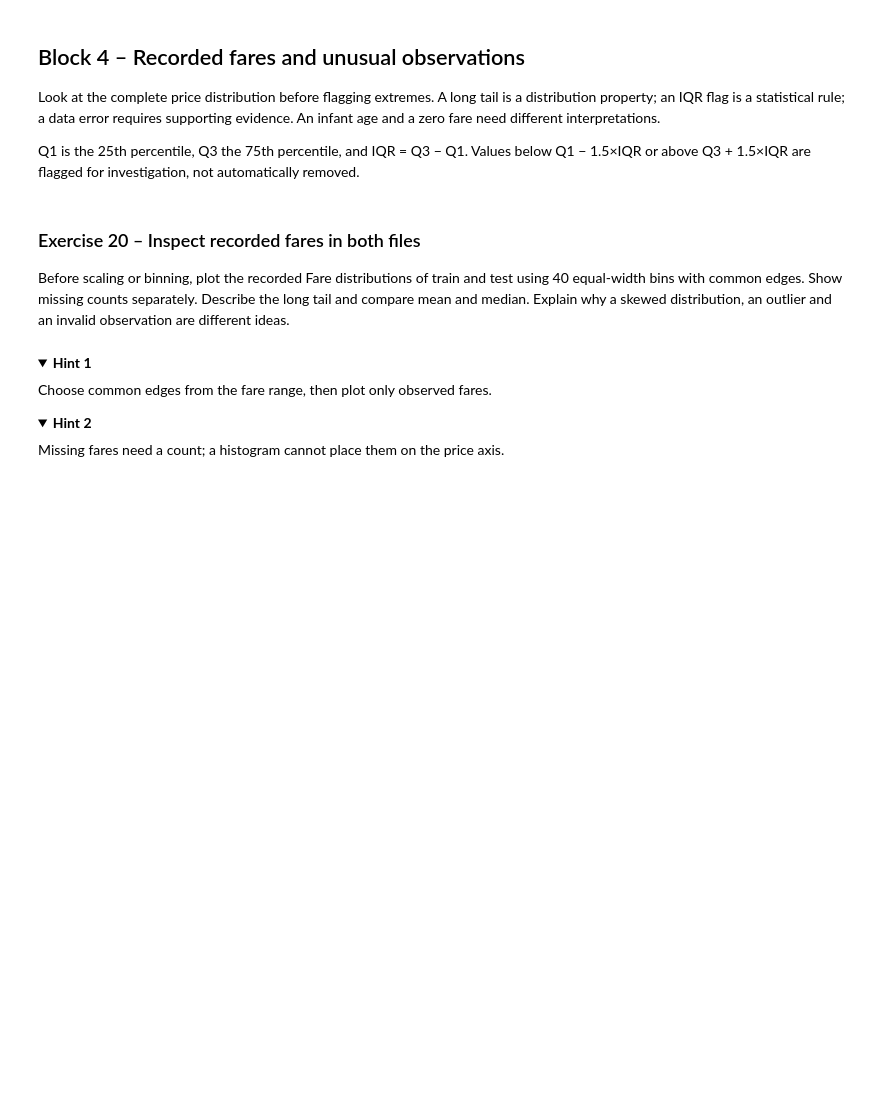
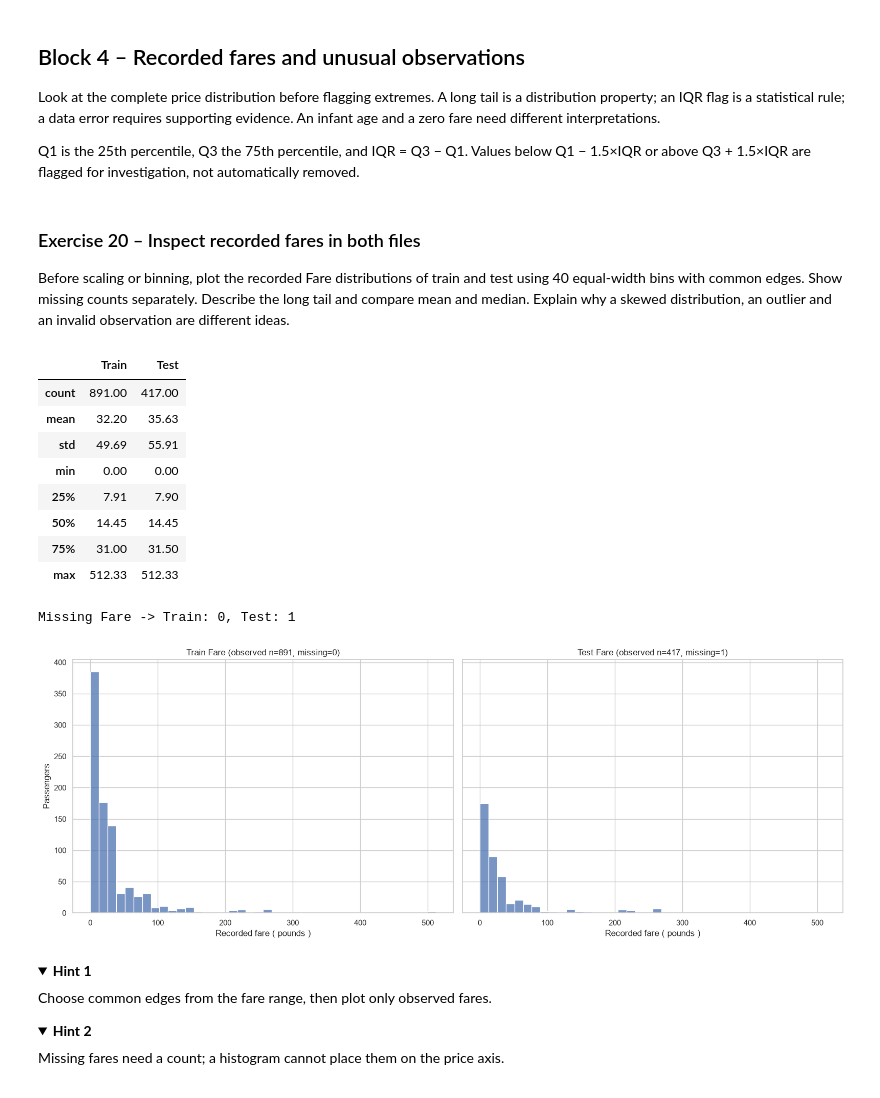
Before and after one commit to OrangeBoop/Lab02, a Jupyter notebook: Lab4/Lab4-Persky Idan 215548512 , Golan Amir 216264333.ipynb, the cells around one changed output. Drawn from its saved outputs; the diff is of its cells as text; code cells hidden in the pictures; folded sections open; blank space fills up the shorter version.

```diff
--- a/Lab4/Lab4-Persky Idan 215548512 , Golan Amir 216264333.ipynb
+++ b/Lab4/Lab4-Persky Idan 215548512 , Golan Amir 216264333.ipynb
@@ -1136,7 +1294,47 @@ test using 40 equal-width bins with common edges. Show missing counts separately
 Describe the long tail and compare mean and median. Explain why a skewed
 distribution, an outlier and an invalid observation are different ideas.
 # %%
-# Write your code here
+# Summary table + missing counts
+fare_summary = pd.DataFrame({
+    "Train": train["Fare"].describe(),
+    "Test": test["Fare"].describe()
+}).round(2)
+display(fare_summary)
+
+print(f"Missing Fare -> Train: {train['Fare'].isna().sum()}, Test: {test['Fare'].isna().sum()}")
+
+# Plot fare distributions with 40 equal-width bins and common edges
+bins = np.linspace(0, max(train["Fare"].max(), test["Fare"].max()), 41)
+fig, (ax1, ax2) = plt.subplots(1, 2, figsize=(16, 6), sharex=True, sharey=True)
+
+sns.histplot(data=train, x='Fare', bins=bins, ax=ax1)
+ax1.set_title(f"Train Fare (observed n={train['Fare'].notna().sum()}, missing={train['Fare'].isna().sum()})")
+
+sns.histplot(data=test, x='Fare', bins=bins, ax=ax2)
+ax2.set_title(f"Test Fare (observed n={test['Fare'].notna().sum()}, missing={test['Fare'].isna().sum()})")
+
+ax1.set_ylabel("Passengers")
+ax1.set_xlabel("Recorded fare ( pounds )")
+ax2.set_xlabel("Recorded fare ( pounds )")
+
+plt.tight_layout()
+plt.show()
+
+# Long tail & mean vs median: Both distributions are heavily right skewed most fares are below 30, with a long tail up to 512.33, pulling the mean far above the median.
+# Skewness is a shape property of the whole distribution; an outlier is an extreme value flagged by a statistical rule (like Q3 + 1.5*IQR);
+# an invalid observation is an actual data error (a £512 luxury suite ticket is an outlier in a skewed distribution, but still a valid historical fare).
+# %% [output]
+|  | Train | Test |
+| count | 891.00 | 417.00 |
+| mean | 32.20 | 35.63 |
+| std | 49.69 | 55.91 |
+| min | 0.00 | 0.00 |
+| 25% | 7.91 | 7.90 |
+| 50% | 14.45 | 14.45 |
+| 75% | 31.00 | 31.50 |
+| max | 512.33 | 512.33 |
+Missing Fare -> Train: 0, Test: 1
+[figure, added]
 # %% [markdown]
 <details><summary><b>Hint 1</b></summary>
 
```
Also changed, not shown: parts of 6 cells of this notebook.
